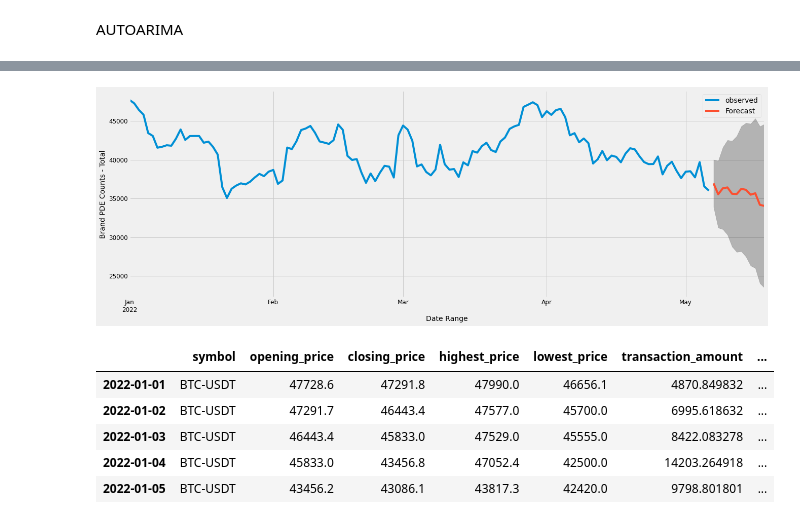
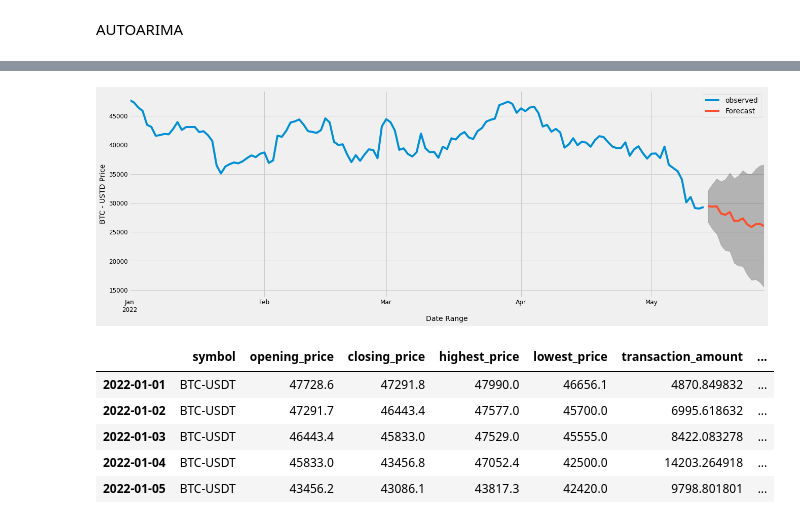
Before and after one commit to ehgp/realtime_crypto_arbitrage_bot, a Jupyter notebook: eda/EDA_Daily_AUTOARIMA.ipynb, the cells around one changed output, grey strips where cells are left out. Drawn from its saved outputs; the diff is of its cells as text; code cells hidden in the pictures.

```diff
--- a/eda/EDA_Daily_AUTOARIMA.ipynb
+++ b/eda/EDA_Daily_AUTOARIMA.ipynb
@@ -143,15 +143,15 @@ ax.fill_between(pred_ci.index,
                 pred_ci.iloc[:, 0],
                 pred_ci.iloc[:, 1], color='k', alpha=.2)
 ax.set_xlabel('TIme Period')
-ax.set_ylabel('Brand PDE Count - Total')
+ax.set_ylabel('BTC - USTD Price')
 plt.legend()
 plt.show()
 
-pred_ci['SARIMAX Prediction - opening_price'] = pred_ci[['lower opening_price', 'upper opening_price']].mean(axis=1)
+pred_ci['AUTOARIMA Prediction - opening_price'] = pred_ci[['lower opening_price', 'upper opening_price']].mean(axis=1)
 pred_ci = pred_ci.drop(['lower opening_price', 'upper opening_price'], axis=1)
 df = pd.merge(df,pred_ci,how='left',left_index=True, right_index=True)
 
-y_actual = df1['opening_price'][df1.index[-5]:]
+y_actual = df1['opening_price'][df1.index[-12]:]
 y_predicted = pred_ci['AUTOARIMA Prediction - opening_price']
 from sklearn.metrics import mean_squared_error
 rms_autoarima = mean_squared_error(y_actual, y_predicted, squared=False)
@@ -162,22 +161,22 @@ KeyError: ignored
 # %%
-pred_uc = results_B.get_forecast(steps=12)
+pred_uc = results_B.get_forecast(steps=14)
 pred_ci = pred_uc.conf_int()
 
 ax = df1['opening_price'].plot(label='observed', figsize=(20, 7))
 pred_uc.predicted_mean.plot(ax=ax, label='Forecast')
 ax.fill_between(pred_ci.index,
                 pred_ci.iloc[:, 0],
                 pred_ci.iloc[:, 1], color='k', alpha=.25)
 ax.set_xlabel('Date Range')
-ax.set_ylabel('Brand PDE Counts - Total')
+ax.set_ylabel('BTC - USTD Price')
 plt.legend()
 plt.show()
 
 pred_ci['AUTOARIMA Forecast - opening_price'] = pred_ci[['lower opening_price', 'upper opening_price']].mean(axis=1)
 pred_ci = pred_ci.drop(['lower opening_price', 'upper opening_price'], axis=1)
 df = pd.concat([df,pred_ci], axis = 1)
 # %% [output]
-[figure, old version]
+[figure, new version]
 # %%
 df.head()
 # %% [output]
```
Also changed, not shown: parts of 4 cells of this notebook, 5 other files.
